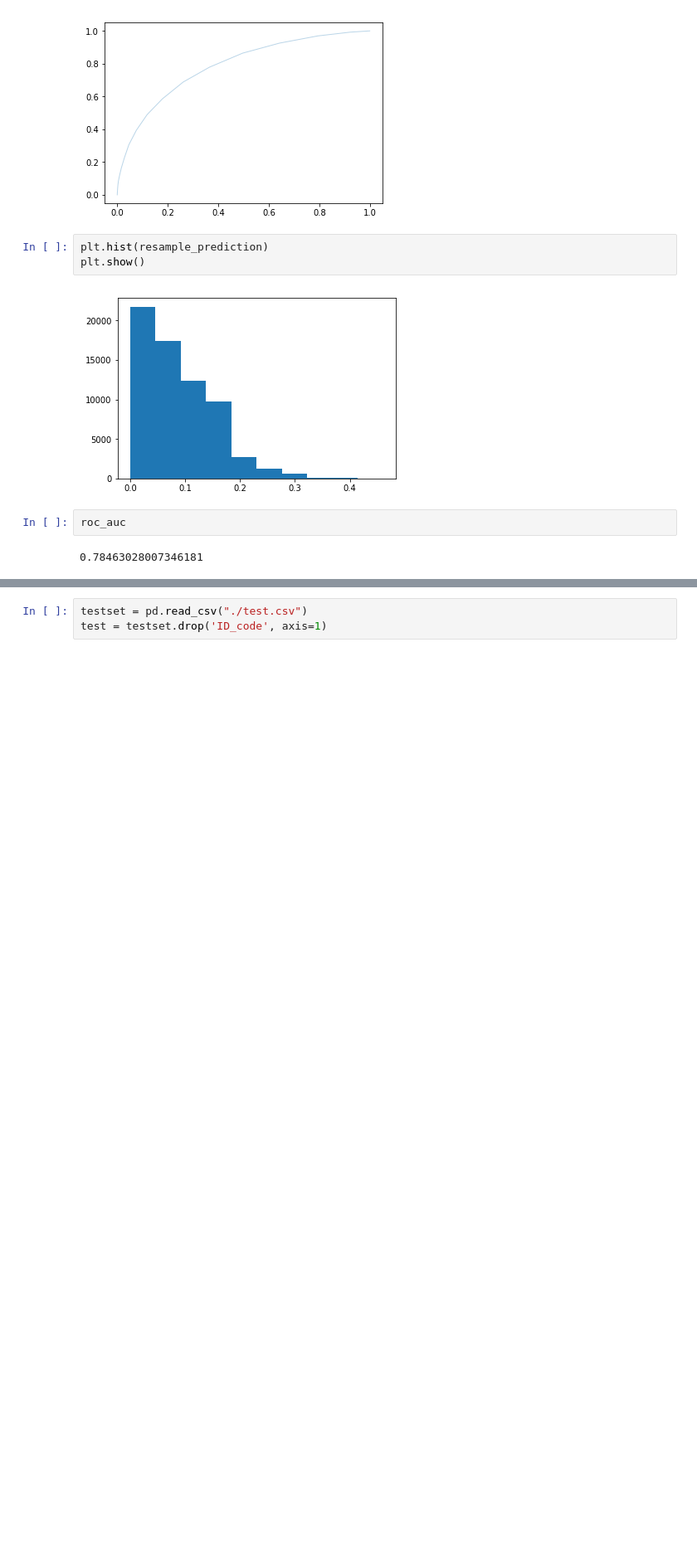
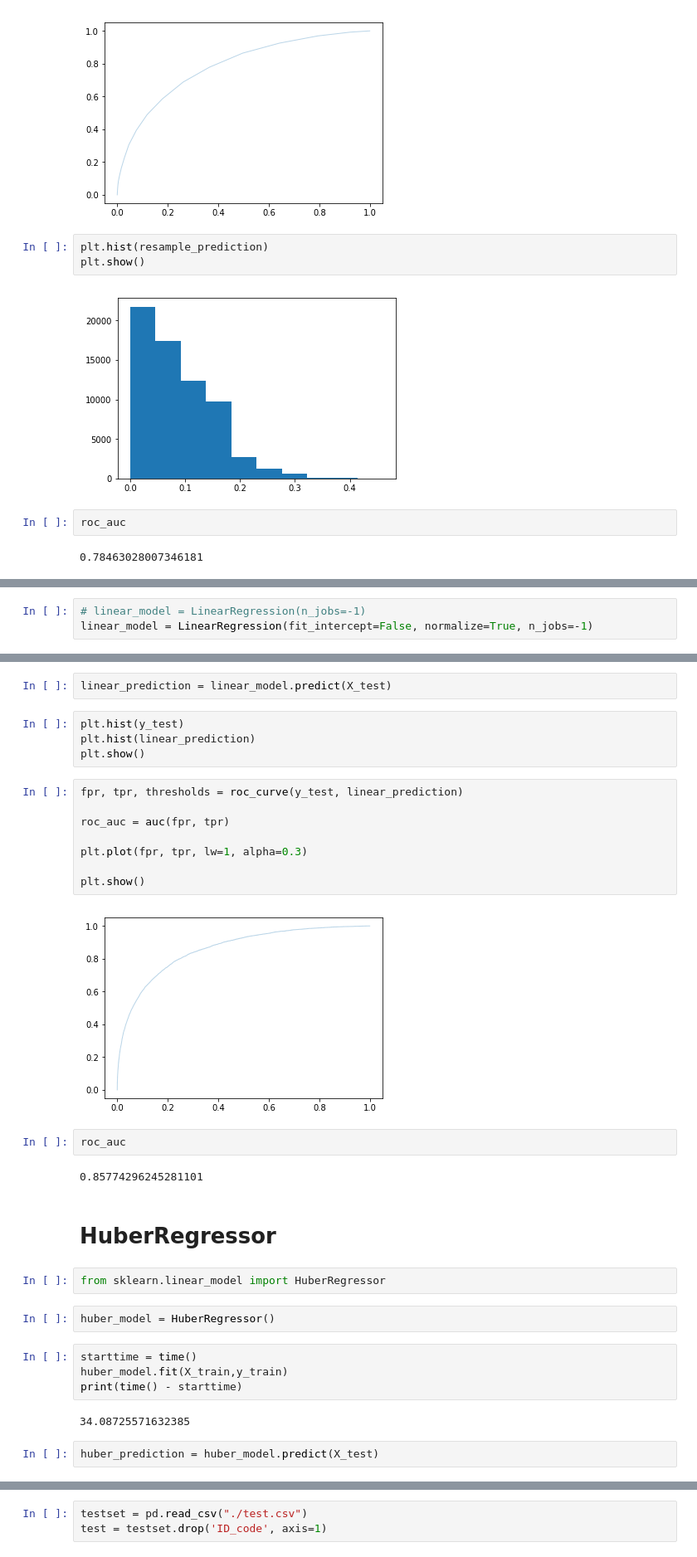
Before and after one commit to Jacksoften/Santander_Customer_Transaction_Prediction, a Jupyter notebook: algorithms.ipynb, the cells around one changed output, grey strips where cells are left out. Shown at 83% size. Saved outputs shown, nothing was run; the diff lists cells and outputs as text; blank space fills up the shorter version.

```diff
--- a/algorithms.ipynb
+++ b/algorithms.ipynb
@@ -285,0 +322,3 @@ roc_auc
+# %%
+# linear_model = LinearRegression(n_jobs=-1)
+linear_model = LinearRegression(fit_intercept=False, normalize=True, n_jobs=-1)
@@ -285,0 +331,34 @@ roc_auc
+# %%
+linear_prediction = linear_model.predict(X_test)
+# %%
+plt.hist(y_test)
+plt.hist(linear_prediction)
+plt.show()
+# %%
+fpr, tpr, thresholds = roc_curve(y_test, linear_prediction)
+
+roc_auc = auc(fpr, tpr)
+
+plt.plot(fpr, tpr, lw=1, alpha=0.3)
+
+plt.show()
+# %% [output]
+[figure, added]
+# %%
+roc_auc
+# %% [output]
+0.85774296245281101
+# %% [markdown]
+# HuberRegressor
+# %%
+from sklearn.linear_model import HuberRegressor
+# %%
+huber_model = HuberRegressor()
+# %%
+starttime = time()
+huber_model.fit(X_train,y_train)
+print(time() - starttime)
+# %% [output]
+34.08725571632385
+# %%
+huber_prediction = huber_model.predict(X_test)
```
Also changed, not shown: parts of 36 cells of this notebook, 1 other file.
